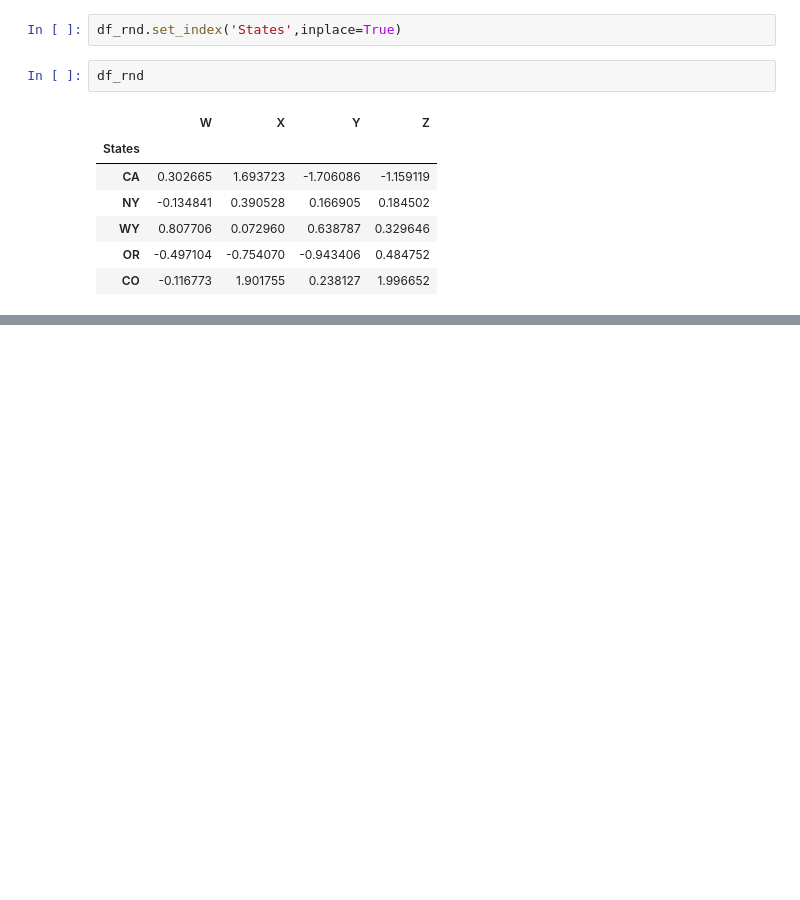
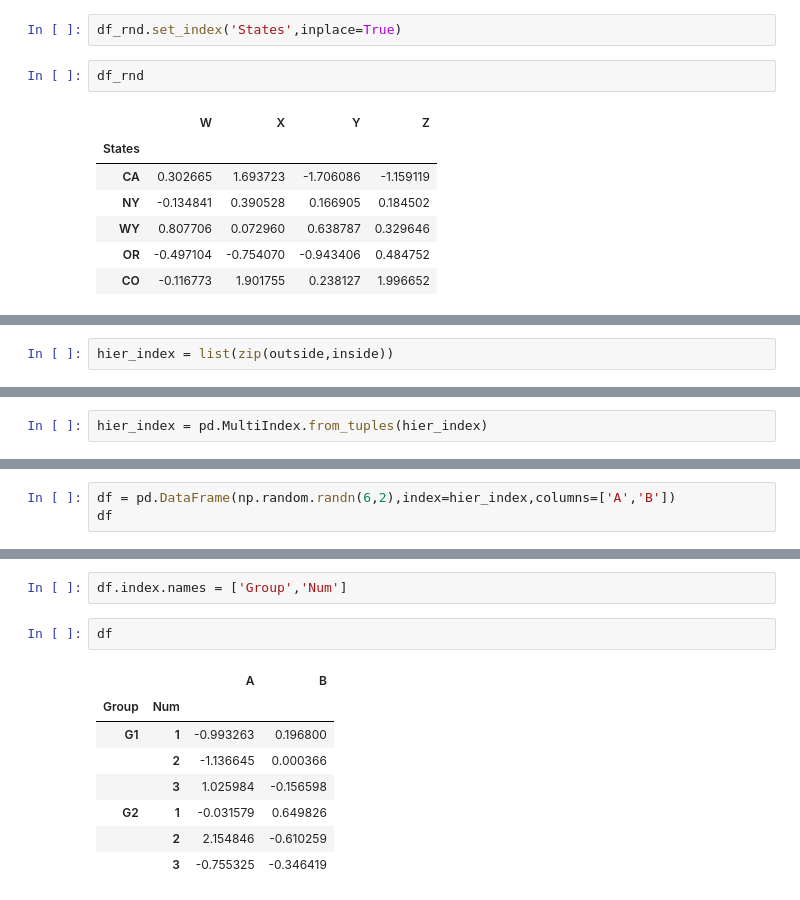
Before and after one commit to samira-shy/Python, a Jupyter notebook: pandas/DataFrame.ipynb, the cells around one changed output, grey strips where cells are left out. Drawn from its saved outputs; the diff is of its cells as text; blank space fills up the shorter version.

Commit message:
Pandas
 Multi-Index and Index Hierarchy

```diff
--- a/pandas/DataFrame.ipynb
+++ b/pandas/DataFrame.ipynb
@@ -391,0 +415,2 @@ df_rnd
+# %%
+hier_index = list(zip(outside,inside))
@@ -391,0 +421,2 @@ df_rnd
+# %%
+hier_index = pd.MultiIndex.from_tuples(hier_index)
@@ -391,0 +433,3 @@ df_rnd
+# %%
+df = pd.DataFrame(np.random.randn(6,2),index=hier_index,columns=['A','B'])
+df
@@ -427,0 +473,13 @@ display(df.describe())
+# %%
+df.index.names = ['Group','Num']
+# %%
+df
+# %% [output]
+|  |  | A | B |
+| Group | Num |  |  |
+| G1 | 1 | -0.993263 | 0.196800 |
+|  | 2 | -1.136645 | 0.000366 |
+|  | 3 | 1.025984 | -0.156598 |
+| G2 | 1 | -0.031579 | 0.649826 |
+|  | 2 | 2.154846 | -0.610259 |
+|  | 3 | -0.755325 | -0.346419 |
```
Also changed, not shown: parts of 16 cells of this notebook.
